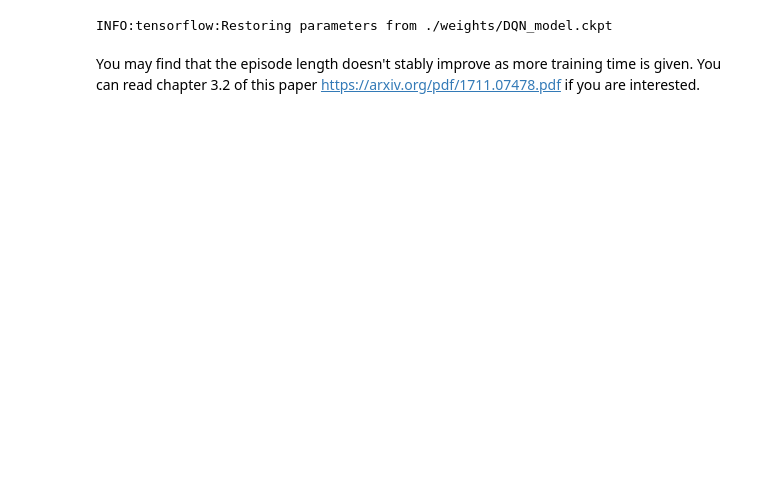
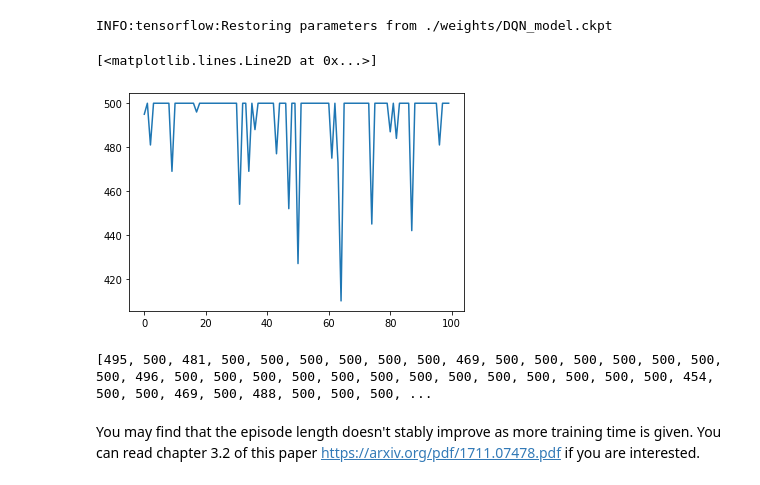
Before and after one commit to yjs1210/reinforcement-learning, a Jupyter notebook: rl_hw4_updated/ELEN_6885_HW4_Part_4.ipynb, the cells around one changed output. Saved outputs shown, nothing was run; the diff lists cells and outputs as text; code cells hidden in the pictures; blank space fills up the shorter version.

```diff
--- a/rl_hw4_updated/ELEN_6885_HW4_Part_4.ipynb
+++ b/rl_hw4_updated/ELEN_6885_HW4_Part_4.ipynb
@@ -105,7 +105,7 @@ class DQN:
       with tf.variable_scope('layer_2'):
         w_layer_2 = tf.get_variable('w_layer_2', [neurons_layer_1, self.actions_num], initializer=w_initializer, collections=c_names)
         b_layer_2 = tf.get_variable('b_layer_2', [1, self.actions_num], initializer=b_initializer, collections=c_names)
-        self.q_value = tf.matmul(layer_1, w_layer_2) + b_layer_2
+        self.q_next = tf.matmul(layer_1, w_layer_2) + b_layer_2
 
       # YOUR CODE ENDS HERE
       ############################
@@ -114,7 +114,6 @@ class DQN:
     s=s.reshape(-1)
     s_=s_.reshape(-1)
     transition = np.hstack((s, [a, r], s_, done))
-
     # replace the old memory with new observations
     index = self.memory_counter % self.memory_size
     self.memory[index, :] = transition
@@ -154,6 +153,7 @@ class DQN:
     # calculate q_target
     q_target = q_value.copy()
 
+
     # only change the action-values of this batch, because we only calculate loss on the batch observations
     batch_index = np.arange(self.batch_size, dtype=np.int32)
     act_index = batch_memory[:, self.state_size].astype(int)
@@ -162,6 +162,9 @@ class DQN:
     ############################
     # YOUR CODE STARTS HERE
     q_target[batch_index, act_index] = reward + self.gamma * np.max(q_next, axis=1)
+    for i in range(done.shape[0]):
+      if done[i] == 1.0:
+        q_target[i,:] = reward[i]
 
     # YOUR CODE ENDS HERE
     ############################
@@ -217,19 +220,22 @@ for step in range(total_time_steps):
   ############################
   # YOUR CODE STARTS HERE
   action = RL.choose_action(new_state)
-  next_state, reward, done = env.step(action)
-  RL.store_transition(new_state, action, reward, next_state)
+  next_state, reward, done,_ = env.step(action)
+  RL.store_transition(new_state, action, reward, next_state, done)
   if done:
       new_state = env.reset()
-      episode_length_counter += 1
+      episode_length_set.append(episode_length_counter)
+      episode_length_counter =0
   else:
       new_state = next_state
 
   # YOUR CODE ENDS HERE
   ############################
+  #print(step)
   if step > 200:
     RL.learn()
   episode_length_counter += 1
   if episode_length_counter == 500:
+    print('we hit 500')
     RL.store()
 # %% [output]
@@ -248,14 +265,36 @@ RL = DQN(actions_num = 2, gamma = 1,
 # load saved parameters
 RL.restore()
 # run 100 trails and print how long can the agent hold the cart pole for each trail
+length_counter = []
 for i in range(100):
   ############################
   # YOUR CODE STARTS HERE
-
+  new_state = env.reset()
+  episode_length = 0
+  done = False
+  while not done:
+    action = RL.choose_action(new_state)
+    next_state, reward, done,_ = env.step(action)
+    RL.store_transition(new_state, action, reward, next_state, done)
+    episode_length += 1
+    if done:
+        new_state = env.reset()
+        length_counter.append(episode_length)
+    else:
+        new_state = next_state
 
   # YOUR CODE ENDS HERE
   ############################
 # %% [output]
 INFO:tensorflow:Restoring parameters from ./weights/DQN_model.ckpt
+# %%
+plt.plot(length_counter)
+# %% [output]
+[<matplotlib.lines.Line2D at 0x...>]
+[figure, added]
+# %%
+print(length_counter)
+# %% [output]
+[495, 500, 481, 500, 500, 500, 500, 500, 500, 469, 500, 500, 500, 500, 500, 500, 500, 496, 500, 500, 500, 500, 500, 500, 500, 500, 500, 500, 500, 500, 500, 454, 500, 500, 469, 500, 488, 500, 500, 500, ...
 # %% [markdown]
 You may find that the episode length doesn't stably improve as more training time is given. You can read chapter 3.2 of this paper https://arxiv.org/pdf/1711.07478.pdf if you are interested.
```
Also changed, not shown: parts of 3 cells of this notebook, 4 other files.
